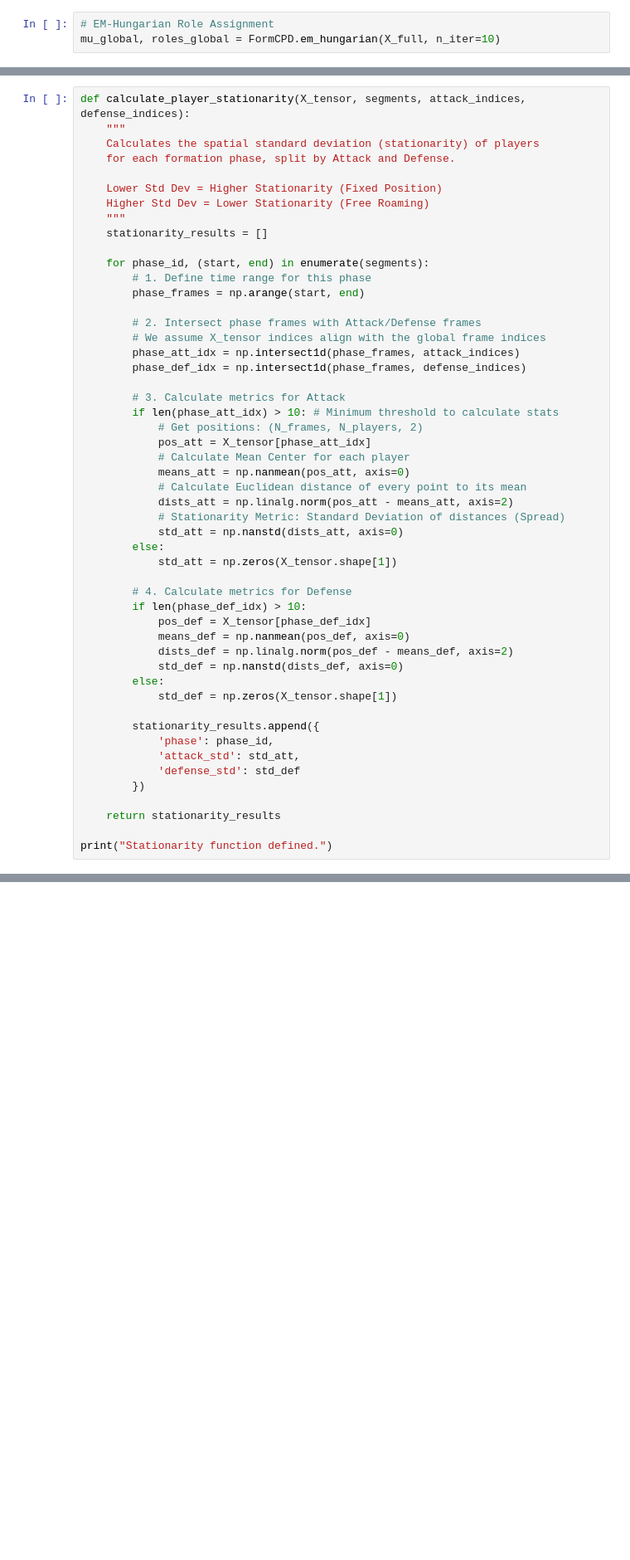
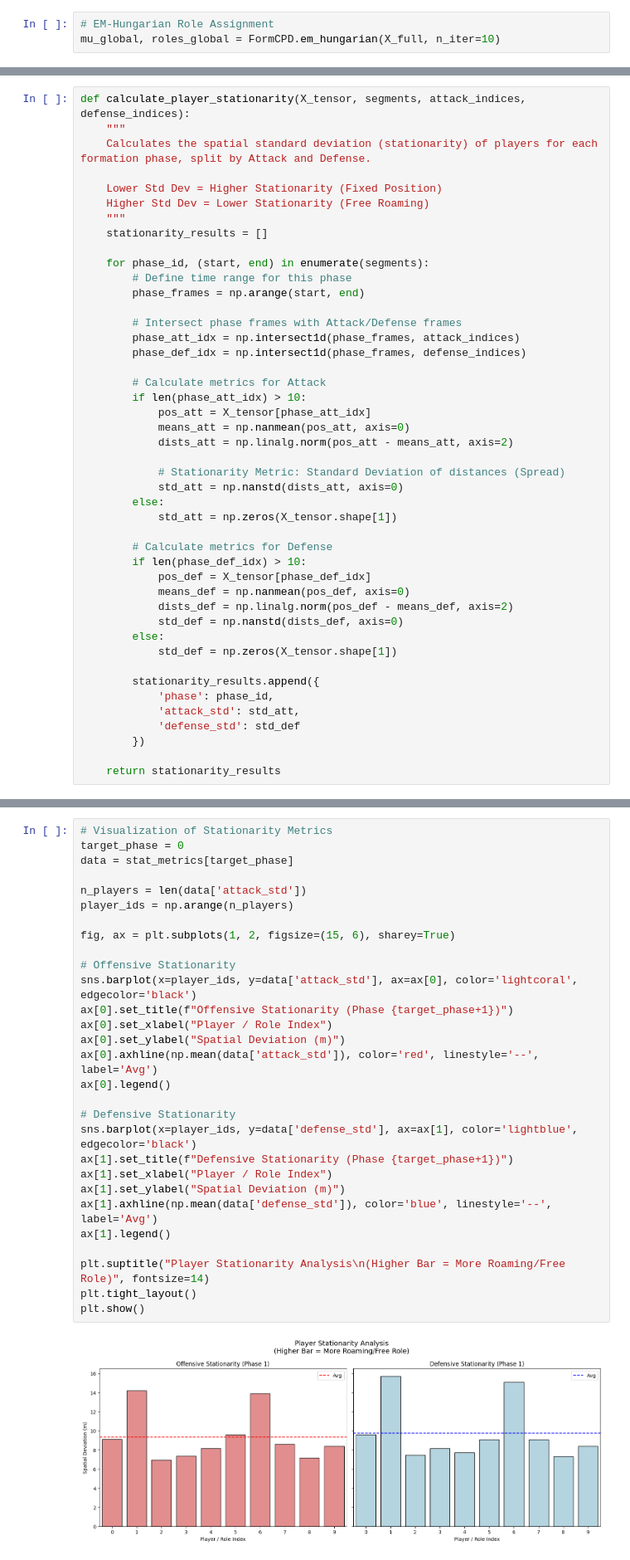
Before and after one commit to fotisk07/TimeSeries-MiniProject, a Jupyter notebook: notebooks/Experiments.ipynb, the cells around one changed output, grey strips where cells are left out. Shown at 83% size. Cells and saved outputs as stored; diff of their text form; blank space fills up the shorter version.

Commit message:
Off/def formations, player stationarity, Statsbomb sparse data

```diff
--- a/notebooks/Experiments.ipynb
+++ b/notebooks/Experiments.ipynb
@@ -348,8 +370,7 @@ plt.show()
 # %%
 def calculate_player_stationarity(X_tensor, segments, attack_indices, defense_indices):
     """
-    Calculates the spatial standard deviation (stationarity) of players
-    for each formation phase, split by Attack and Defense.
+    Calculates the spatial standard deviation (stationarity) of players for each formation phase, split by Attack and Defense.
 
     Lower Std Dev = Higher Stationarity (Fixed Position)
     Higher Std Dev = Lower Stationarity (Free Roaming)
@@ -357,28 +378,25 @@ def calculate_player_stationarity(X_tensor, segments, attack_indices, defense_in
     stationarity_results = []
 
     for phase_id, (start, end) in enumerate(segments):
-        # 1. Define time range for this phase
+        # Define time range for this phase
         phase_frames = np.arange(start, end)
 
-        # 2. Intersect phase frames with Attack/Defense frames
-        # We assume X_tensor indices align with the global frame indices
+        # Intersect phase frames with Attack/Defense frames
         phase_att_idx = np.intersect1d(phase_frames, attack_indices)
         phase_def_idx = np.intersect1d(phase_frames, defense_indices)
 
-        # 3. Calculate metrics for Attack
-        if len(phase_att_idx) > 10: # Minimum threshold to calculate stats
-            # Get positions: (N_frames, N_players, 2)
+        # Calculate metrics for Attack
+        if len(phase_att_idx) > 10:
             pos_att = X_tensor[phase_att_idx]
-            # Calculate Mean Center for each player
             means_att = np.nanmean(pos_att, axis=0)
-            # Calculate Euclidean distance of every point to its mean
             dists_att = np.linalg.norm(pos_att - means_att, axis=2)
+
             # Stationarity Metric: Standard Deviation of distances (Spread)
             std_att = np.nanstd(dists_att, axis=0)
         else:
             std_att = np.zeros(X_tensor.shape[1])
 
-        # 4. Calculate metrics for Defense
+        # Calculate metrics for Defense
         if len(phase_def_idx) > 10:
             pos_def = X_tensor[phase_def_idx]
             means_def = np.nanmean(pos_def, axis=0)
@@ -394,5 +412,3 @@ def calculate_player_stationarity(X_tensor, segments, attack_indices, defense_in
         })
 
     return stationarity_results
-
-print("Stationarity function defined.")
@@ -580,0 +421,31 @@ Attackers       | 8.80 m             | 9.10 m             | -0.30 m
+# %%
+# Visualization of Stationarity Metrics
+target_phase = 0
+data = stat_metrics[target_phase]
+
+n_players = len(data['attack_std'])
+player_ids = np.arange(n_players)
+
+fig, ax = plt.subplots(1, 2, figsize=(15, 6), sharey=True)
+
+# Offensive Stationarity
+sns.barplot(x=player_ids, y=data['attack_std'], ax=ax[0], color='lightcoral', edgecolor='black')
+ax[0].set_title(f"Offensive Stationarity (Phase {target_phase+1})")
+ax[0].set_xlabel("Player / Role Index")
+ax[0].set_ylabel("Spatial Deviation (m)")
+ax[0].axhline(np.mean(data['attack_std']), color='red', linestyle='--', label='Avg')
+ax[0].legend()
+
+# Defensive Stationarity
+sns.barplot(x=player_ids, y=data['defense_std'], ax=ax[1], color='lightblue', edgecolor='black')
+ax[1].set_title(f"Defensive Stationarity (Phase {target_phase+1})")
+ax[1].set_xlabel("Player / Role Index")
+ax[1].set_ylabel("Spatial Deviation (m)")
+ax[1].axhline(np.mean(data['defense_std']), color='blue', linestyle='--', label='Avg')
+ax[1].legend()
+
+plt.suptitle("Player Stationarity Analysis\n(Higher Bar = More Roaming/Free Role)", fontsize=14)
+plt.tight_layout()
+plt.show()
+# %% [output]
+[figure, added]
```
Also changed, not shown: parts of 24 cells of this notebook, 1 other file.
